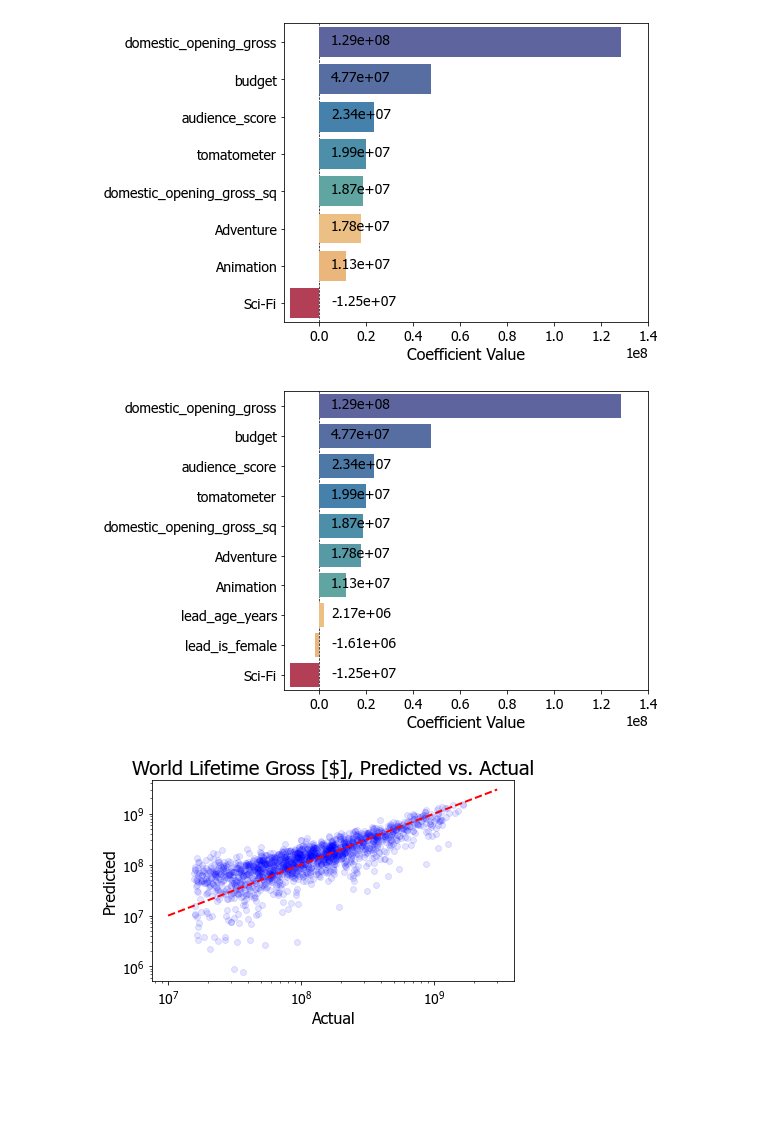
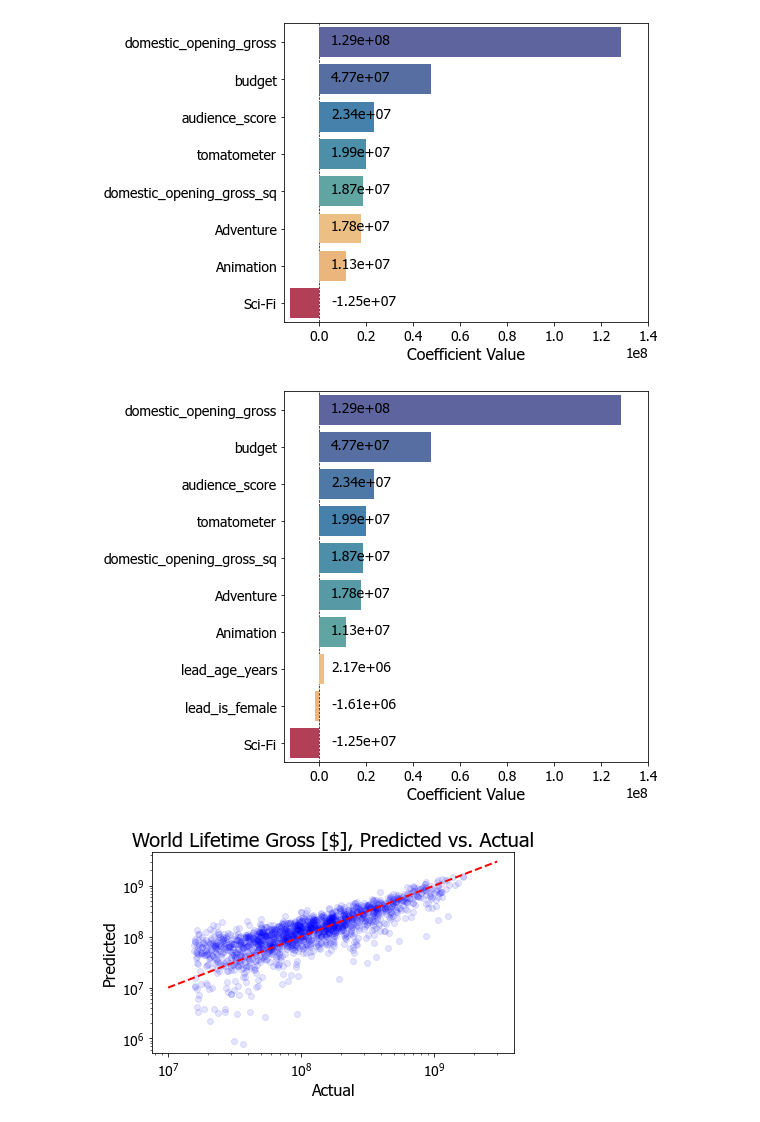
Before and after one commit to hmlewis-astro/imdb_movie_gross, a Jupyter notebook: model_imdb.ipynb, the cells around one changed output. Drawn from its saved outputs; the diff is of its cells as text; code cells hidden in the pictures; blank space fills up the shorter version.

Commit message:
update notebook changes and figures

```diff
--- a/model_imdb.ipynb
+++ b/model_imdb.ipynb
@@ -193,3 +193,23 @@ alpha=100.00:   0.7816  0.7206
 alpha=215.44:   0.7760  0.7185
 alpha=464.16:   0.7626  0.7112
 alpha=1000.00:  0.7260  0.6839
+# %%
+print('Ridge Model\n')
+
+alphas = np.logspace(0,3,500)
+
+ridge = RidgeCV(alphas=alphas, cv=kfold)
+ridge.fit(X_scaled_train, y_train)
+#list(zip(feats, ridge_model.coef_))
+
+print('alpha: ', ridge.alpha_)
+
+y_train_pred = ridge.predict(X_scaled_train)
+
+print('Ridge Reg Test R2: ', r2_score(y_train, y_train_pred))
+print('Ridge Reg Test MAE: ', mae(y_train, y_train_pred))
+
+y_val_pred = ridge.predict(X_scaled_val)
+
+print('Ridge Reg Val R2: ', r2_score(y_val, y_val_pred))
+print('Ridge Reg Val MAE: ', mae(y_val, y_val_pred))
@@ -951,35 +979,35 @@ y_pval_new = y_pval[(ridge_model_pvals < 0.01) | (y_pval == 'lead_is_female') |
 
 x_pval = ridge_model.coef_
 x_pval = x_pval[(ridge_model_pvals < 0.01) | (y_pval == 'lead_is_female') | (y_pval == 'lead_age_years')]
 
 pal_pval = np.array(pal)[(ridge_model_pvals < 0.01) | (y_pval == 'lead_is_female') | (y_pval == 'lead_age_years')]
 
 y_pval = y_pval_new
 
 coef_sorted = sorted(zip(x_pval,y_pval))
 x_pval = np.array([tup[0] for tup in coef_sorted[::-1]])
 y_pval = np.array([tup[1] for tup in coef_sorted[::-1]])
 
 
-plt.figure(figsize=(8,5))
+plt.figure(figsize=(8,6))
 barp = sns.barplot(y=y_pval, x=x_pval, palette=pal_pval)
 
 for p in barp.patches:
     barp.annotate(format(p.get_width(), '.2e'),
                   (0.5e7, p.get_y() + p.get_height() / 2.),
                   ha='left', va='top',
                   xytext=(0, 9),
                   textcoords='offset points',
                   fontsize=14)
 
 plt.axvline(0.0, color='k', ls='--', lw=0.7, zorder=-1)
 plt.xlim(-1.5e7,1.4e8)
 plt.xlabel('Coefficient Value')
 plt.tight_layout()
 
 plt.savefig('figures/ridge_final_coef_studio_genre_trim_significant_include_demographics.png', dpi=300)
 # %% [output]
-[figure, old version]
+[figure, new version]
 # %%
 y_pred = ridge_model.predict(X_scaled)
 
```
Also changed, not shown: parts of 9 cells of this notebook, 2 other files.
